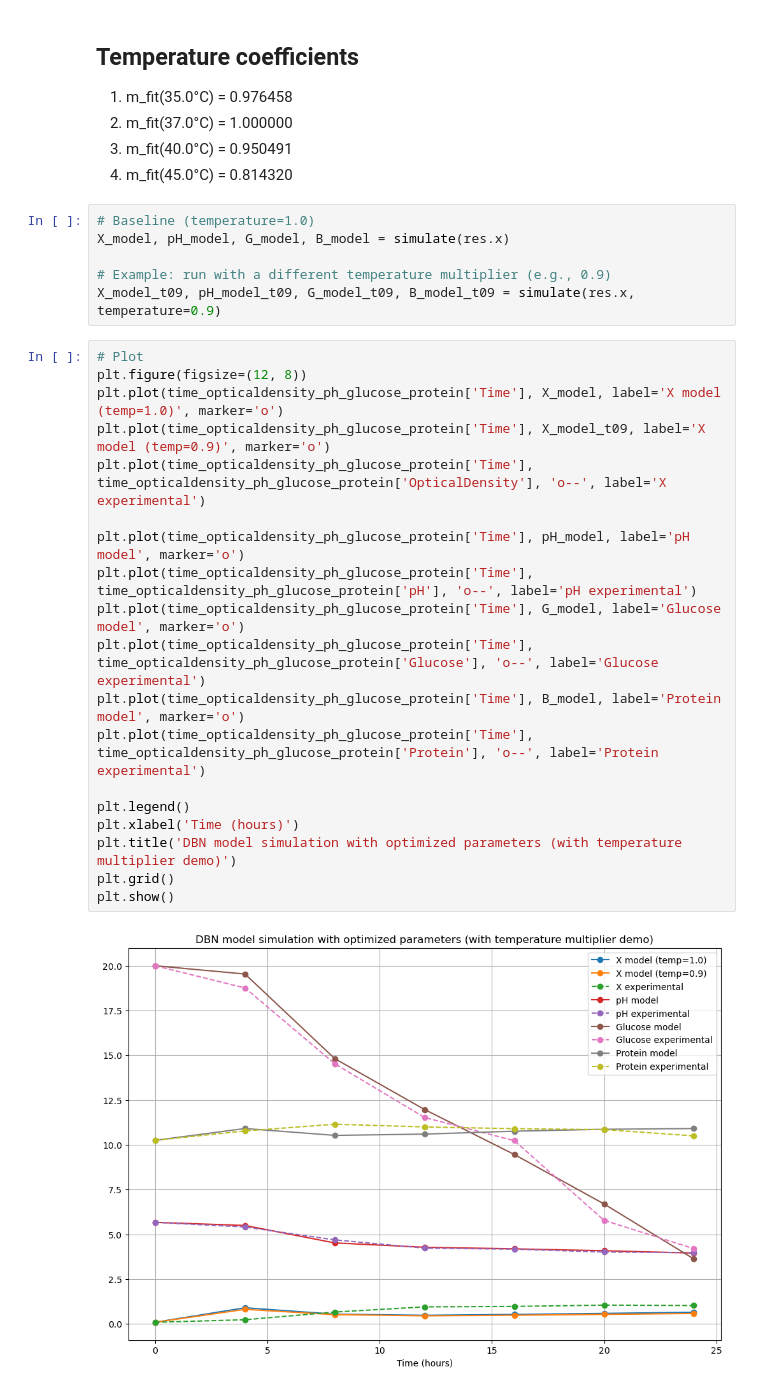
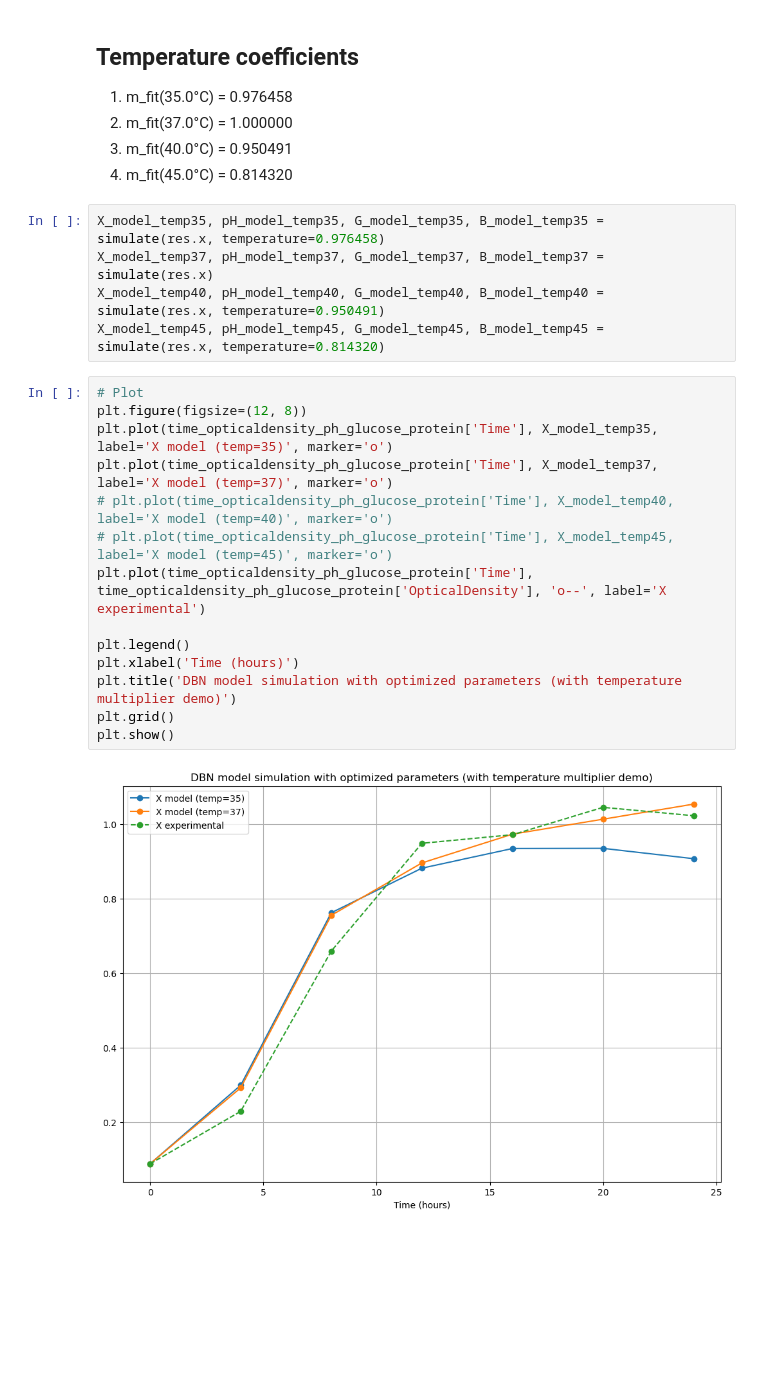
Before and after one commit to AI-ML-systems/biotech_production_management, a Jupyter notebook: model.ipynb, the cells around one changed output. Drawn from its saved outputs; the diff is of its cells as text; blank space fills up the shorter version.

```diff
--- a/model.ipynb
+++ b/model.ipynb
@@ -127,29 +133,23 @@ Optimal params: [-0.32638092  0.44269195 -0.04864706 -0.05935535  1.96843011  0.
   3) m_fit(40.0°C) = 0.950491
   4) m_fit(45.0°C) = 0.814320
 # %%
-# Baseline (temperature=1.0)
-X_model, pH_model, G_model, B_model = simulate(res.x)
-
-# Example: run with a different temperature multiplier (e.g., 0.9)
-X_model_t09, pH_model_t09, G_model_t09, B_model_t09 = simulate(res.x, temperature=0.9)
+X_model_temp35, pH_model_temp35, G_model_temp35, B_model_temp35 = simulate(res.x, temperature=0.976458)
+X_model_temp37, pH_model_temp37, G_model_temp37, B_model_temp37 = simulate(res.x)
+X_model_temp40, pH_model_temp40, G_model_temp40, B_model_temp40 = simulate(res.x, temperature=0.950491)
+X_model_temp45, pH_model_temp45, G_model_temp45, B_model_temp45 = simulate(res.x, temperature=0.814320)
 # %%
 # Plot
 plt.figure(figsize=(12, 8))
-plt.plot(time_opticaldensity_ph_glucose_protein['Time'], X_model, label='X model (temp=1.0)', marker='o')
-plt.plot(time_opticaldensity_ph_glucose_protein['Time'], X_model_t09, label='X model (temp=0.9)', marker='o')
+plt.plot(time_opticaldensity_ph_glucose_protein['Time'], X_model_temp35, label='X model (temp=35)', marker='o')
+plt.plot(time_opticaldensity_ph_glucose_protein['Time'], X_model_temp37, label='X model (temp=37)', marker='o')
+# plt.plot(time_opticaldensity_ph_glucose_protein['Time'], X_model_temp40, label='X model (temp=40)', marker='o')
+# plt.plot(time_opticaldensity_ph_glucose_protein['Time'], X_model_temp45, label='X model (temp=45)', marker='o')
 plt.plot(time_opticaldensity_ph_glucose_protein['Time'], time_opticaldensity_ph_glucose_protein['OpticalDensity'], 'o--', label='X experimental')
-
-plt.plot(time_opticaldensity_ph_glucose_protein['Time'], pH_model, label='pH model', marker='o')
-plt.plot(time_opticaldensity_ph_glucose_protein['Time'], time_opticaldensity_ph_glucose_protein['pH'], 'o--', label='pH experimental')
-plt.plot(time_opticaldensity_ph_glucose_protein['Time'], G_model, label='Glucose model', marker='o')
-plt.plot(time_opticaldensity_ph_glucose_protein['Time'], time_opticaldensity_ph_glucose_protein['Glucose'], 'o--', label='Glucose experimental')
-plt.plot(time_opticaldensity_ph_glucose_protein['Time'], B_model, label='Protein model', marker='o')
-plt.plot(time_opticaldensity_ph_glucose_protein['Time'], time_opticaldensity_ph_glucose_protein['Protein'], 'o--', label='Protein experimental')
 
 plt.legend()
 plt.xlabel('Time (hours)')
 plt.title('DBN model simulation with optimized parameters (with temperature multiplier demo)')
 plt.grid()
 plt.show()
 # %% [output]
-[figure, old version]
+[figure, new version]
```
Also changed, not shown: parts of 3 cells of this notebook, 4 other files.
